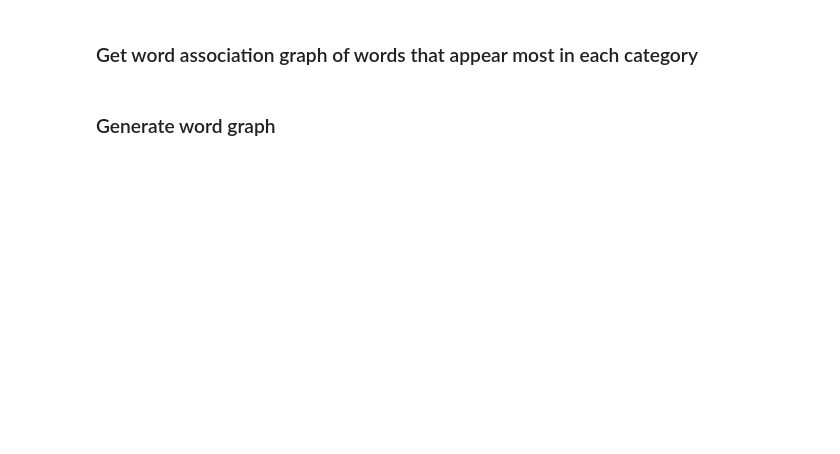
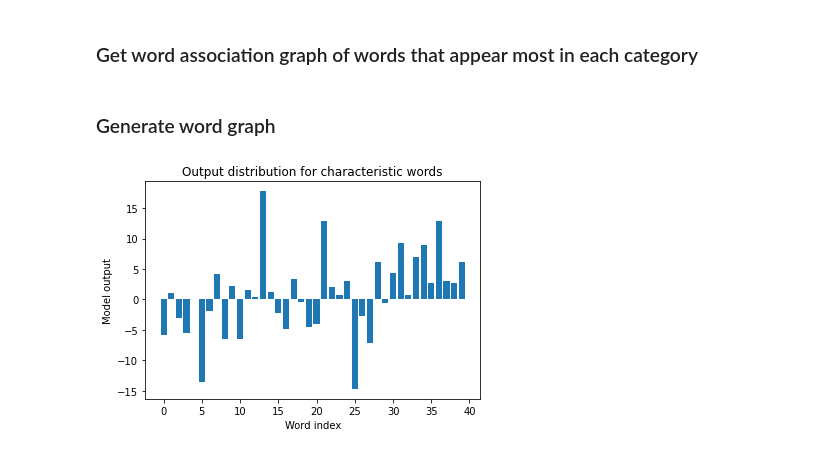
Before and after one commit to AY2122S2-CS4248-G12/labeled-unreliable-news, a Jupyter notebook: models/simple_nn.ipynb, the cells around one changed output. Cells and saved outputs as stored; diff of their text form; code cells hidden in the pictures; blank space fills up the shorter version.

```diff
--- a/models/simple_nn.ipynb
+++ b/models/simple_nn.ipynb
@@ -313,22 +297,46 @@ propaganda_egs = ['globalist', 'turbeville', 'codex', 'alimentarius', 'sheeple',
+# %%
+document_frequencies = pd.read_csv('../raw_data/document_frequencies.csv')
+
+reliable_filtered = document_frequencies[document_frequencies['4'] > (9995 * 0.1)]
+most_reliable_words = reliable_filtered.nlargest(10, ['reliable'])[['word', 'reliable']]
+
+hoax_filtered = document_frequencies[document_frequencies['2'] > (9995 * 0.1)]
+most_hoax_words = hoax_filtered.nlargest(10, ['hoax'])[['word', 'hoax']]
+
+satire_filtered = document_frequencies[document_frequencies['1'] > (9995 * 0.1)]
+most_satire_words = satire_filtered.nlargest(10, ['satire'])[['word', 'satire']]
+
+propaganda_filtered = document_frequencies[document_frequencies['3'] > (9995 * 0.1)]
+most_propaganda_words = propaganda_filtered.nlargest(10, ['propaganda'])[['word', 'propaganda']]
 # %% [markdown]
 ### Generate word graph
 # %%
-concat = np.concatenate([reliable_egs, hoax_egs, satire_egs, propaganda_egs])
+concat = np.concatenate([most_reliable_words.to_numpy(), most_hoax_words.to_numpy(),
+                        most_satire_words.to_numpy(), most_propaganda_words.to_numpy()])
 
-x, y = [], []
+word, data, res = [], [], []
 
 with torch.no_grad():
-    for word in concat:
-        text, offsets = collate_word(list(word))
+    for i in range(0, len(concat)):
+        word.append(concat[i][0])
+        data.append(concat[i][1])
+        text, offsets = collate_word(list(concat[i][0]))
         output = model(text, offsets)
         arr = output.numpy()[0]
-        x.append(arr[3] - arr[1])
-        y.append(arr[0] - arr[2])
+        if i < 10:
+            res.append(arr[3])
+        elif i < 20:
+            res.append(arr[1])
+        elif i < 30:
+            res.append(arr[0])
+        else:
+            res.append(arr[2])
 
-plt.scatter(x, y)
-plt.title('Distribution of words')
-plt.xlabel('Left - hoax, Right - reliable')
-plt.ylabel('Top - propaganda, Bottom - satire')
-for idx, label in enumerate(concat):
-    plt.annotate(label, (x[idx], y[idx]))
+plt.bar(range(0, 40), res)
+plt.title('Output distribution for characteristic words')
+plt.xlabel('Word index')
+plt.ylabel('Model output')
+plt.savefig('word_dist.png', dpi=100)
 plt.show()
+# %% [output]
+[figure, added]
```
Also changed, not shown: parts of 9 cells of this notebook, 1 other file.
